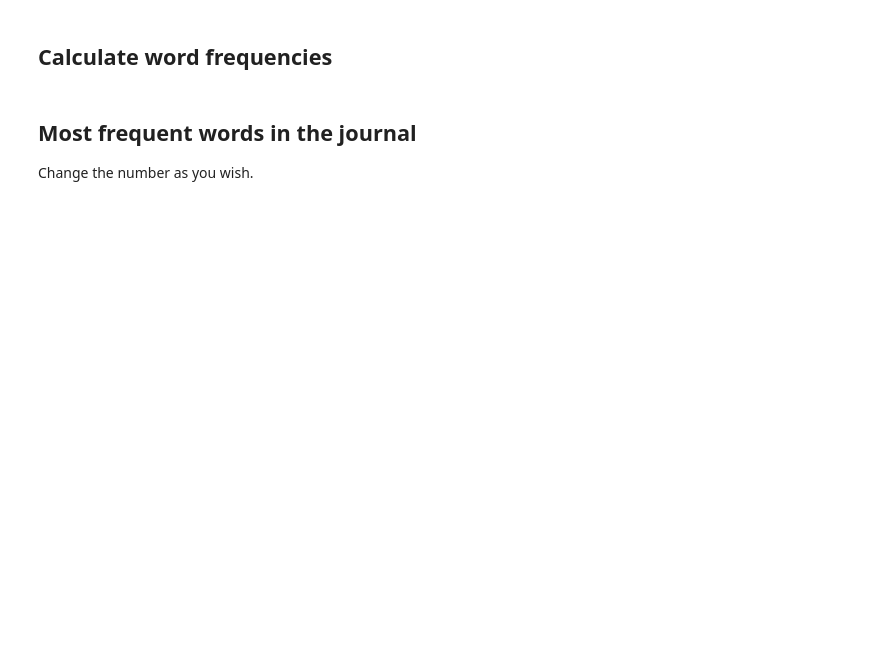
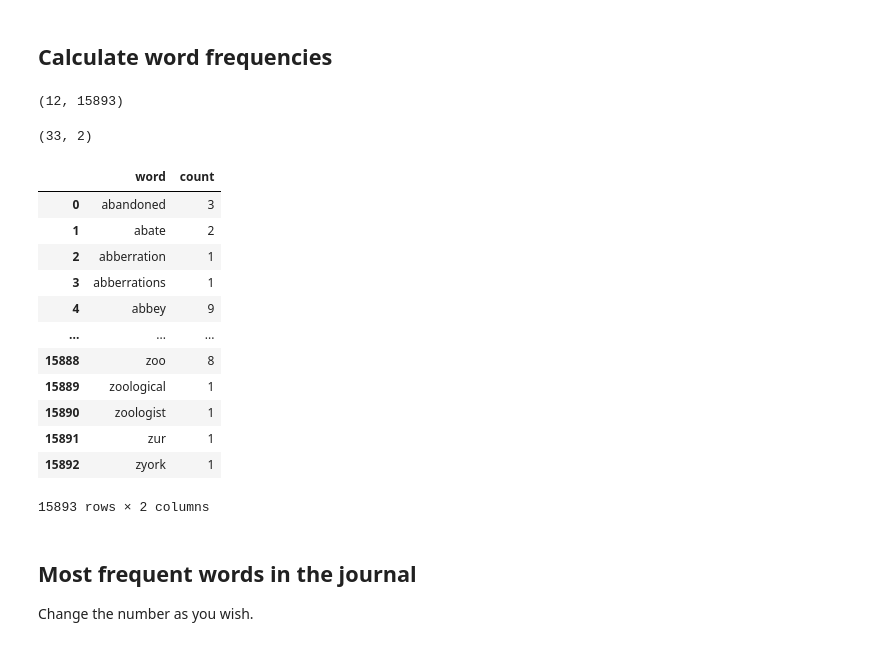
Before and after one commit to GLAM-Workbench/trove-journals, a Jupyter notebook: word_frequences_in_digitised_journals.ipynb, the cells around one changed output. Drawn from its saved outputs; the diff is of its cells as text; code cells hidden in the pictures; blank space fills up the shorter version.

```diff
--- a/word_frequences_in_digitised_journals.ipynb
+++ b/word_frequences_in_digitised_journals.ipynb
@@ -67,3 +81,31 @@ df_freq = pd.DataFrame(X_freq, columns=vectorizer.get_feature_names(), index=get
+# %%
+df_freq.shape
+# %% [output]
+(12, 15893)
+# %%
+totals = df_freq.sum().to_frame().reset_index()
+# %%
+totals.columns = ['word', 'count']
+# %%
+totals.loc[totals['count'] > 180].shape
+# %% [output]
+(33, 2)
+# %%
+totals
+# %% [output]
+|  | word | count |
+| 0 | abandoned | 3 |
+| 1 | abate | 2 |
+| 2 | abberration | 1 |
+| 3 | abberrations | 1 |
+| 4 | abbey | 9 |
+| ... | ... | ... |
+| 15888 | zoo | 8 |
+| 15889 | zoological | 1 |
+| 15890 | zoologist | 1 |
+| 15891 | zur | 1 |
+| 15892 | zyork | 1 |
+15893 rows × 2 columns
 # %% [markdown]
 ## Most frequent words in the journal
 
```
Also changed, not shown: parts of 21 cells of this notebook, 23 other files.
